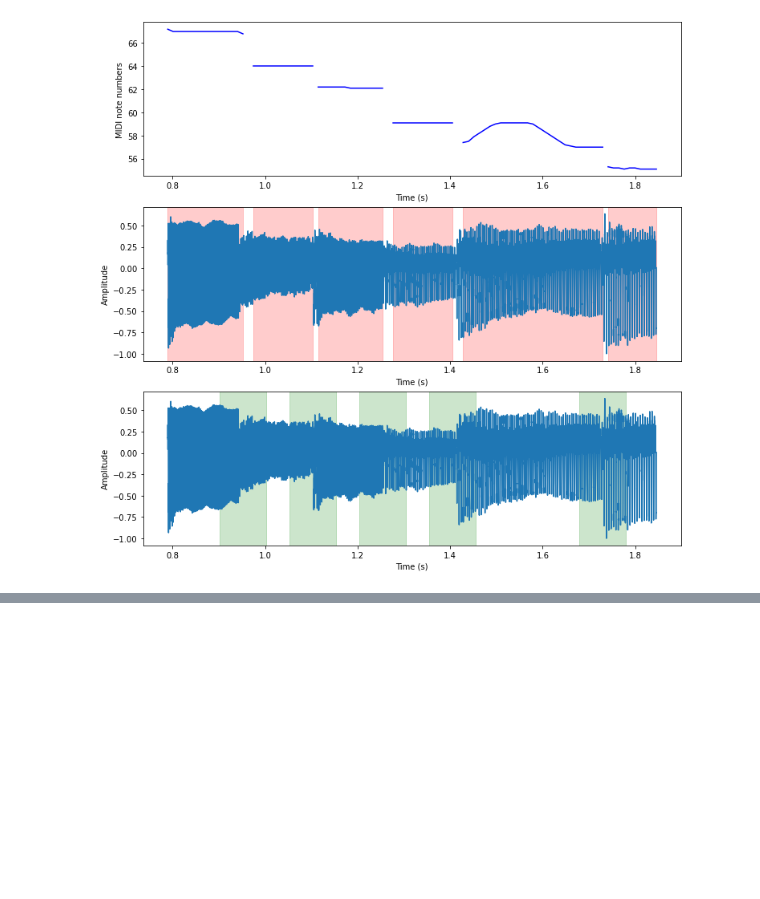
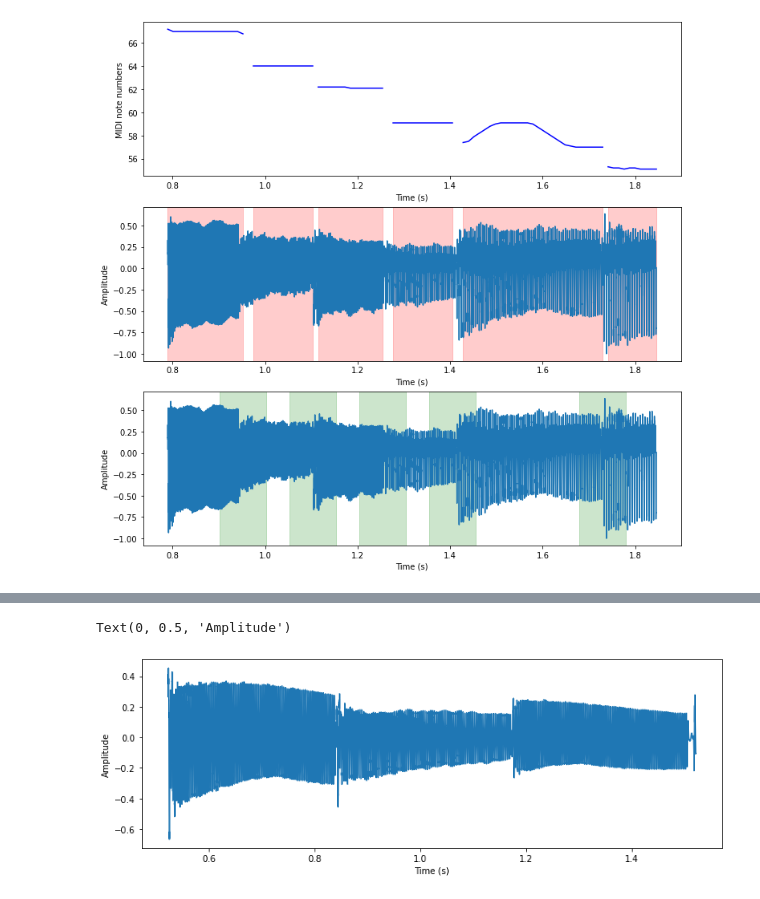
Before and after one commit to jwang44/GuitarPro-Stuff, a Jupyter notebook: plot.ipynb, the cells around one changed output, grey strips where cells are left out. Cells and saved outputs as stored; diff of their text form; code cells hidden in the pictures; blank space fills up the shorter version.

```diff
--- a/plot.ipynb
+++ b/plot.ipynb
@@ -79,0 +149,9 @@ Text(0, 0.5, 'Amplitude')
+# %%
+plt.figure(figsize=(12,4))
+plt.plot(x[int(onsets[2]*sr):int(onsets[-1]*sr)], y[int(onsets[2]*sr):int(onsets[-1]*sr)])
+
+plt.xlabel("Time (s)")
+plt.ylabel("Amplitude")
+# %% [output]
+Text(0, 0.5, 'Amplitude')
+[figure, added]
```
Also changed, not shown: parts of 14 cells of this notebook.
